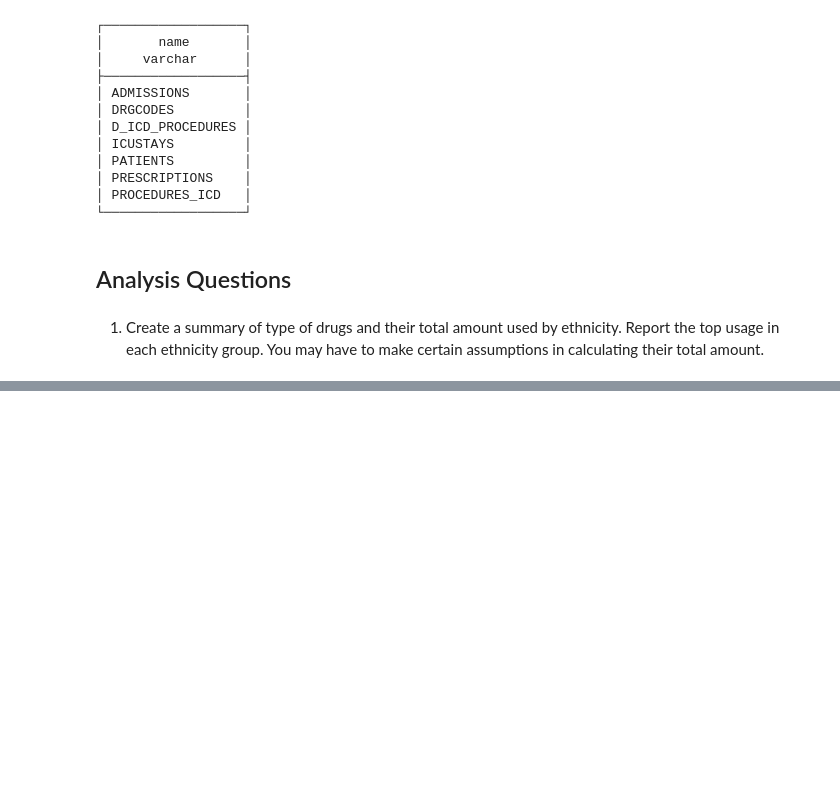
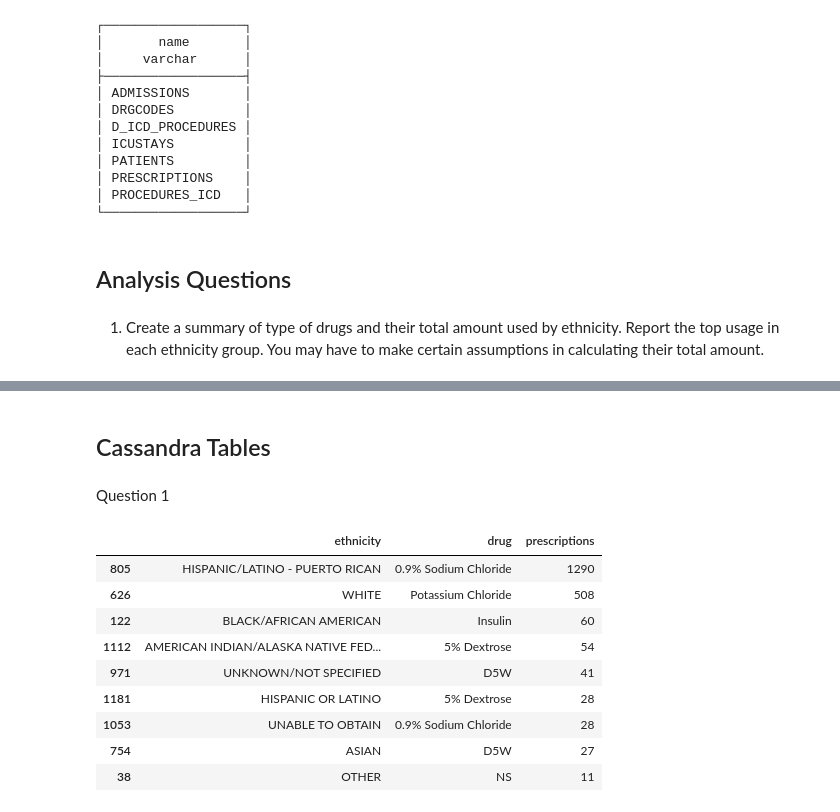
Before and after one commit to rpbeam04/DE300, a Jupyter notebook: homework_2/hw2.ipynb, the cells around one changed output, grey strips where cells are left out. Saved outputs shown, nothing was run; the diff lists cells and outputs as text; code cells hidden in the pictures; blank space fills up the shorter version.

```diff
--- a/homework_2/hw2.ipynb
+++ b/homework_2/hw2.ipynb
@@ -46,0 +185,18 @@ conn.close()
+# %% [markdown]
+## Cassandra Tables
+# %%
+from cassandra.cluster import Cluster
+from ssl import SSLContext, PROTOCOL_TLSv1_2, CERT_REQUIRED
+from cassandra_sigv4.auth import SigV4AuthProvider
+import boto3
+
+# ssl setup
+ssl_context = SSLContext(PROTOCOL_TLSv1_2)
+ssl_context.load_verify_locations('sf-class2-root.crt')  # change your file path for locating the certificate
+ssl_context.verify_mode = CERT_REQUIRED
+
+# boto3 session setup
+boto_session = boto3.Session(region_name="us-east-2")  # this AWS credentials is specific to `us-east-2` region
+# %%
+# authorization setup with SigV4
+auth_provider = SigV4AuthProvider(boto_session)
@@ -46,0 +211,2 @@ conn.close()
+# %% [markdown]
+Question 1
@@ -46,0 +233,53 @@ conn.close()
+# %%
+session.set_keyspace('ryan_beam')
+# %%
+# session.execute("""
+#     DROP TABLE IF EXISTS q1;
+# """)
+
+session.execute("""
+    CREATE TABLE IF NOT EXISTS q1 (
+    ethnicity TEXT,
+    drug TEXT,
+    prescriptions INT,
+    PRIMARY KEY (ethnicity, drug)
+);
+""")
+
+r = conn.sql("""
+        SELECT ethnicity, drug, count(*) AS prescriptions
+        FROM ADMISSIONS LEFT JOIN PRESCRIPTIONS ON ADMISSIONS.subject_id = PRESCRIPTIONS.subject_id
+        GROUP BY ethnicity, drug ORDER BY ethnicity, prescriptions DESC;
+    """).df()
+
+r = r.fillna("None")
+
+for _, row in r.iterrows():
+    session.execute("""
+        INSERT INTO q1 (ethnicity, drug, prescriptions)
+        VALUES (%s, %s, %s);
+    """, (row["ethnicity"], row["drug"], row['prescriptions']))
+
+import csv
+rows = session.execute("SELECT * FROM q1")
+with open("q1_cas.csv", "w", newline="") as f:
+    writer = csv.writer(f)
+    writer.writerow(["ethnicity", "drug","prescriptions"])
+    for row in rows:
+        writer.writerow([row.ethnicity, row.drug, row.prescriptions])
+
+data = pd.read_csv("q1_cas.csv")
+data = data.sort_values(by="prescriptions", ascending=False)
+data = data.drop_duplicates(subset=["ethnicity"])
+data
+# %% [output]
+|  | ethnicity | drug | prescriptions |
+| 805 | HISPANIC/LATINO - PUERTO RICAN | 0.9% Sodium Chloride | 1290 |
+| 626 | WHITE | Potassium Chloride | 508 |
+| 122 | BLACK/AFRICAN AMERICAN | Insulin | 60 |
+| 1112 | AMERICAN INDIAN/ALASKA NATIVE FED... | 5% Dextrose | 54 |
+| 971 | UNKNOWN/NOT SPECIFIED | D5W | 41 |
+| 1181 | HISPANIC OR LATINO | 5% Dextrose | 28 |
+| 1053 | UNABLE TO OBTAIN | 0.9% Sodium Chloride | 28 |
+| 754 | ASIAN | D5W | 27 |
+| 38 | OTHER | NS | 11 |
```
Also changed, not shown: parts of 14 cells of this notebook, 7 other files.
